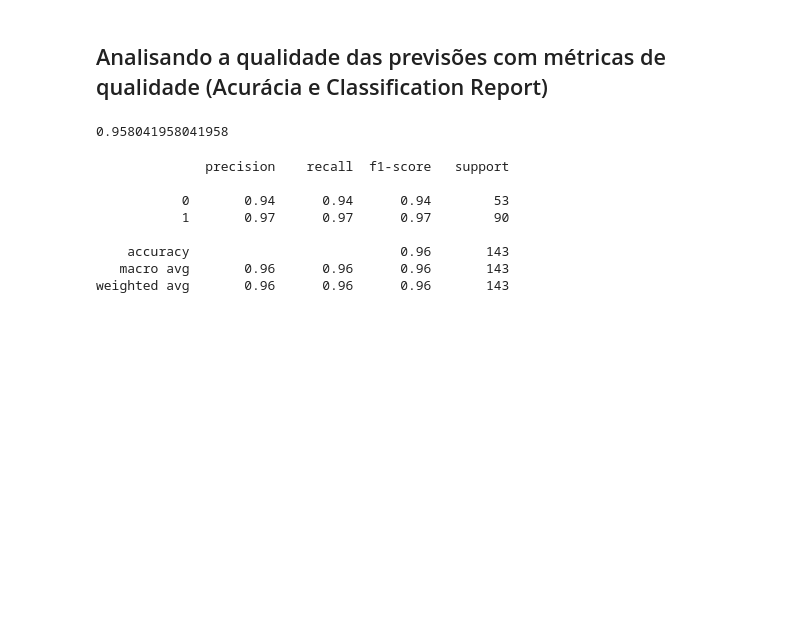
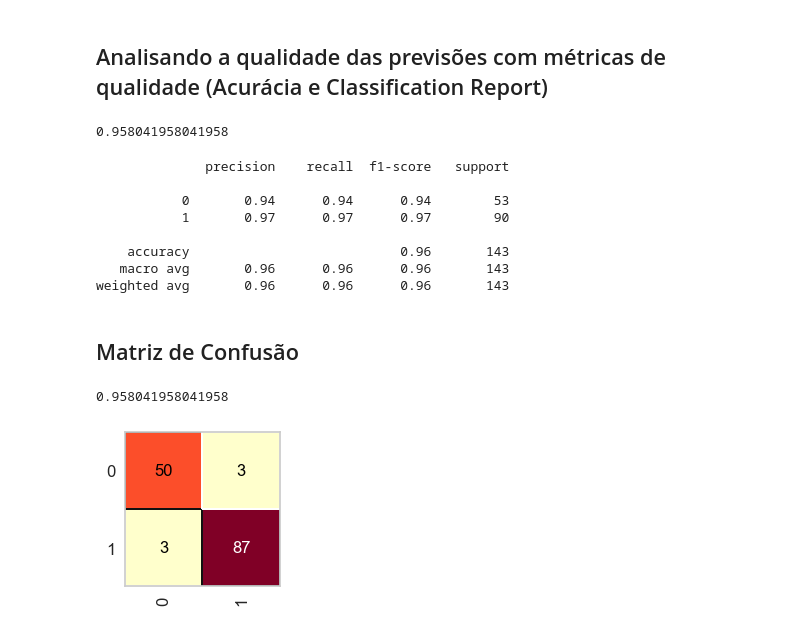
Before and after one commit to jheni1e/IA-Machine-Learning, a Jupyter notebook: 11. Advanced Topics.ipynb, the cells around one changed output. Drawn from its saved outputs; the diff is of its cells as text; code cells hidden in the pictures; blank space fills up the shorter version.

Commit message:
confusion matrix added

```diff
--- a/11. Advanced Topics.ipynb
+++ b/11. Advanced Topics.ipynb
@@ -173,3 +173,14 @@ print(classification_report(y_test, predictions))
     accuracy                           0.96       143
    macro avg       0.96      0.96      0.96       143
 weighted avg       0.96      0.96      0.96       143
+# %% [markdown]
+## Matriz de Confusão
+# %%
+from yellowbrick.classifier import ConfusionMatrix
+plt.figure(figsize=(2,2))
+cm = ConfusionMatrix(svm)
+cm.fit(x_train, y_train)
+cm.score(x_test, y_test)
+# %% [output]
+0.958041958041958
+[figure, added]
```
Also changed, not shown: parts of 3 cells of this notebook.
